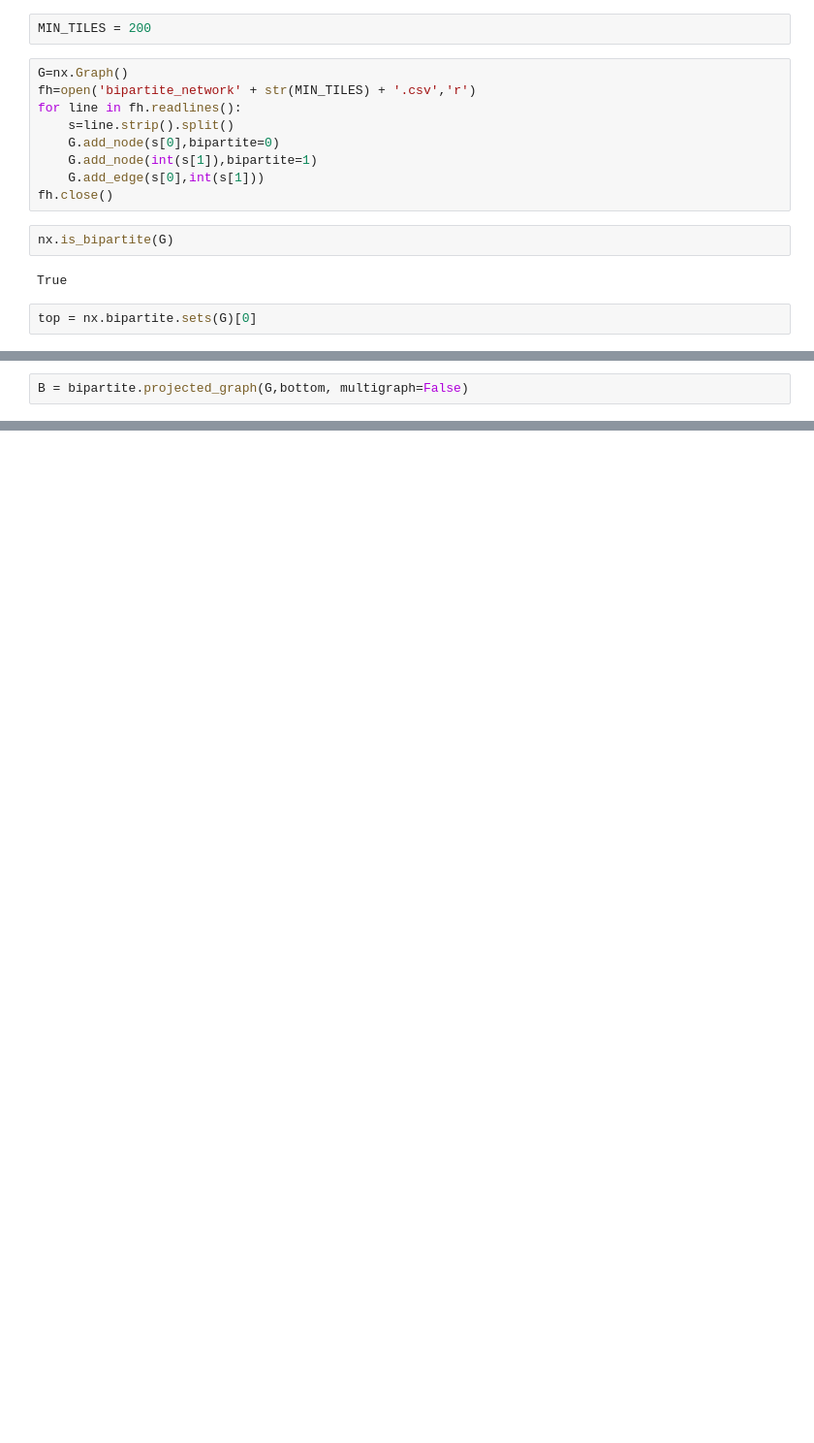
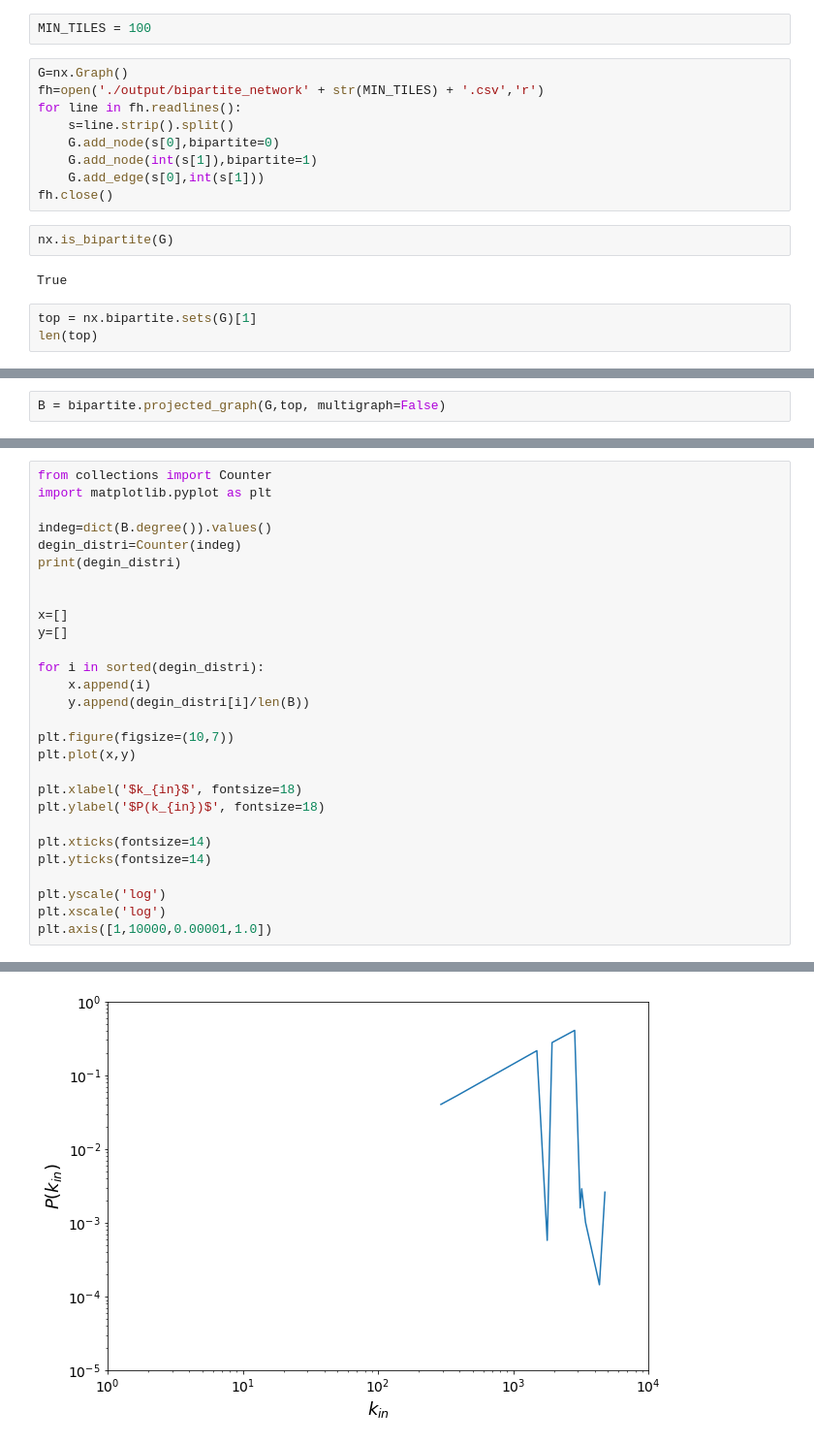
Before and after one commit to pietro-sillano/r-place-Network-Analysis, a Jupyter notebook: process_network_colab.ipynb, the cells around one changed output, grey strips where cells are left out. Shown at 97% size. Drawn from its saved outputs; the diff is of its cells as text; blank space fills up the shorter version.

```diff
--- a/process_network_colab.ipynb
+++ b/process_network_colab.ipynb
@@ -5,10 +4,10 @@
 from networkx.algorithms import bipartite
 import networkx as nx
 # %%
-MIN_TILES = 200
+MIN_TILES = 100
 # %%
 G=nx.Graph()
-fh=open('bipartite_network' + str(MIN_TILES) + '.csv','r')
+fh=open('./output/bipartite_network' + str(MIN_TILES) + '.csv','r')
 for line in fh.readlines():
     s=line.strip().split()
     G.add_node(s[0],bipartite=0)
@@ -20,5 +19,6 @@ nx.is_bipartite(G)
 # %% [output]
 True
 # %%
-top = nx.bipartite.sets(G)[0]
+top = nx.bipartite.sets(G)[1]
+len(top)
 # %% [output]
@@ -26,2 +26,2 @@ AmbiguousSolution: ignored
 # %%
-B = bipartite.projected_graph(G,bottom, multigraph=False)
+B = bipartite.projected_graph(G,top, multigraph=False)
@@ -32,0 +39,29 @@ nx.draw(B)
+# %%
+from collections import Counter
+import matplotlib.pyplot as plt
+
+indeg=dict(B.degree()).values()
+degin_distri=Counter(indeg)
+print(degin_distri)
+
+
+x=[]
+y=[]
+
+for i in sorted(degin_distri):
+    x.append(i)
+    y.append(degin_distri[i]/len(B))
+
+plt.figure(figsize=(10,7))
+plt.plot(x,y)
+
+plt.xlabel('$k_{in}$', fontsize=18)
+plt.ylabel('$P(k_{in})$', fontsize=18)
+
+plt.xticks(fontsize=14)
+plt.yticks(fontsize=14)
+
+plt.yscale('log')
+plt.xscale('log')
+plt.axis([1,10000,0.00001,1.0])
+# %% [output]
@@ -32,0 +70 @@ nx.draw(B)
+[figure, added]
```
Also changed, not shown: parts of 12 cells of this notebook, 6 other files.
